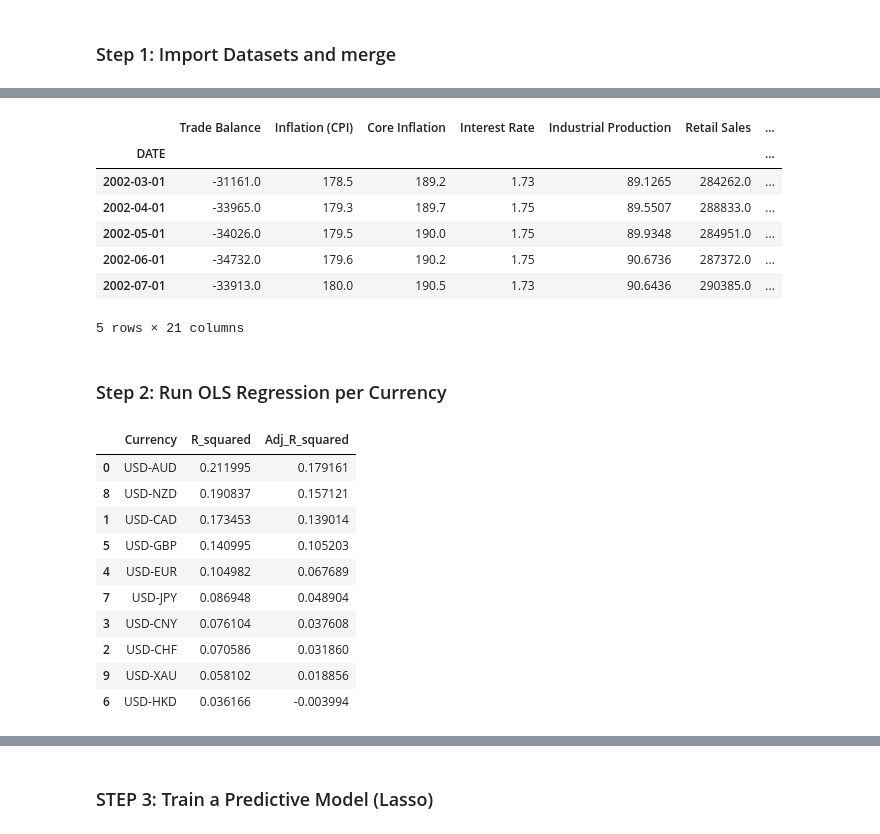
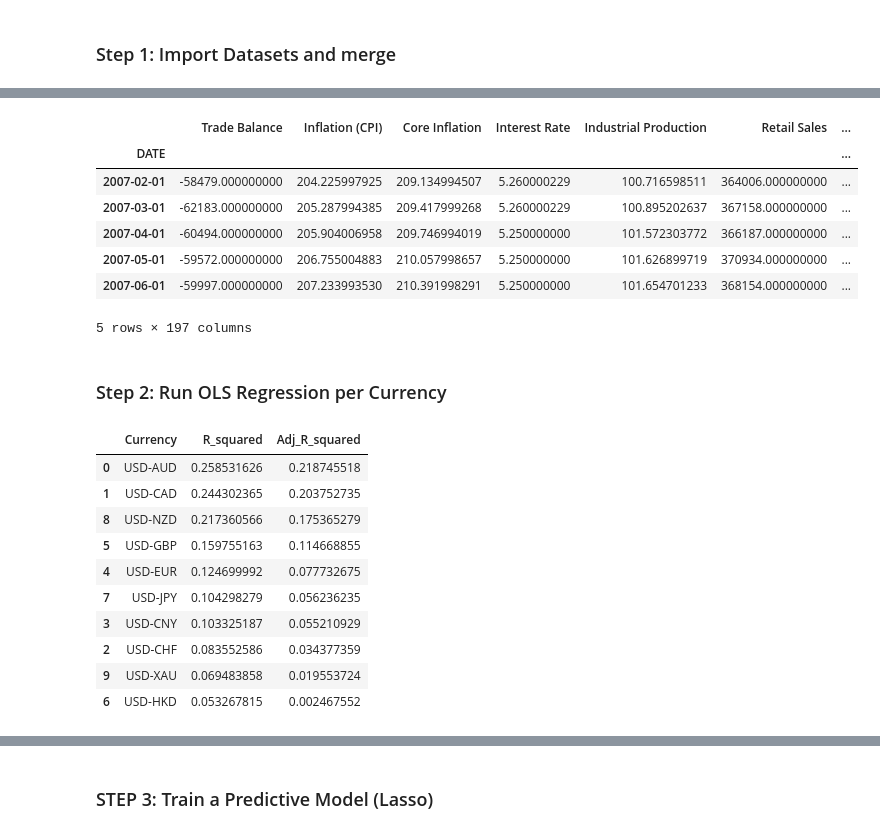
Before and after one commit to dhrunal13/TheReddestBulls, a Jupyter notebook: MLmodel.ipynb, the cells around one changed output, grey strips where cells are left out. Saved outputs shown, nothing was run; the diff lists cells and outputs as text; code cells hidden in the pictures.

```diff
--- a/MLmodel.ipynb
+++ b/MLmodel.ipynb
@@ -39,19 +39,58 @@ log_returns = log_returns.dropna()
 log_returns.columns = [col + " Return" for col in log_returns.columns]
 # %%
 # Align and merge macro with log returns on DATE
-full_df = pd.merge(macro, log_returns, left_index=True, right_index=True, how='inner')
+
+LAG_PERIODS   = (1, 2, 3, 4,5,12,24,60)
+ROLL_WINDOWS  = (3, 5, 7,10)
+
+
+def enrich_macro_safe(df: pd.DataFrame) -> pd.DataFrame:
+    """
+    Create lag & rolling features with NO look-ahead bias.
+    All features at time t use data ≤ t-1.
+    """
+    fea = df.copy()                        # t-level original values
+
+    # 1) Lags (t-p)
+    for p in LAG_PERIODS:
+        fea = pd.concat([fea,
+                         df.shift(p).add_suffix(f"_lag{p}")],
+                        axis=1)
+
+    # 2) Rolling statistics over past window (up to t-1)
+    for w in ROLL_WINDOWS:
+        roll_mean = (
+            df.rolling(w).mean()   # mean of [t-w+1 … t]
+              .shift(1)            # now window is [t-w … t-1]
+              .add_suffix(f"_rollmean{w}")
+        )
+        roll_std  = (
+            df.rolling(w).std()
+              .shift(1)
+              .add_suffix(f"_rollstd{w}")
+        )
+        fea = pd.concat([fea, roll_mean, roll_std], axis=1)
+
+    # memory-friendly & drop rows that have NaNs due to shifting
+    return fea.astype("float32").dropna()
+
+macro_fea = enrich_macro_safe(macro)                       # ← engineered features
+full_df   = pd.merge(macro_fea, log_returns,
+                     left_index=True, right_index=True,
+                     how="inner").dropna()
+
 # Drop rows with any missing data (can customize later)
 full_df = full_df.dropna()
 full_df.head()
 # %% [output]
 |  | Trade Balance | Inflation (CPI) | Core Inflation | Interest Rate | Industrial Production | Retail Sales | ... |
 | DATE |  |  |  |  |  |  | ... |
-| 2002-03-01 | -31161.0 | 178.5 | 189.2 | 1.73 | 89.1265 | 284262.0 | ... |
-| 2002-04-01 | -33965.0 | 179.3 | 189.7 | 1.75 | 89.5507 | 288833.0 | ... |
-| 2002-05-01 | -34026.0 | 179.5 | 190.0 | 1.75 | 89.9348 | 284951.0 | ... |
-| 2002-06-01 | -34732.0 | 179.6 | 190.2 | 1.75 | 90.6736 | 287372.0 | ... |
-| 2002-07-01 | -33913.0 | 180.0 | 190.5 | 1.73 | 90.6436 | 290385.0 | ... |
+| 2007-02-01 | -58479.000000000 | 204.225997925 | 209.134994507 | 5.260000229 | 100.716598511 | 364006.000000000 | ... |
+| 2007-03-01 | -62183.000000000 | 205.287994385 | 209.417999268 | 5.260000229 | 100.895202637 | 367158.000000000 | ... |
+| 2007-04-01 | -60494.000000000 | 205.904006958 | 209.746994019 | 5.250000000 | 101.572303772 | 366187.000000000 | ... |
+| 2007-05-01 | -59572.000000000 | 206.755004883 | 210.057998657 | 5.250000000 | 101.626899719 | 370934.000000000 | ... |
+| 2007-06-01 | -59997.000000000 | 207.233993530 | 210.391998291 | 5.250000000 | 101.654701233 | 368154.000000000 | ... |
-5 rows × 21 columns
+5 rows × 197 columns
 # %% [markdown]
 ### Step 2: Run OLS Regression per Currency
 # %%
@@ -95,16 +134,16 @@ summary.sort_values("R_squared", ascending=False, inplace=True)
 summary.head(10)
 # %% [output]
 |  | Currency | R_squared | Adj_R_squared |
-| 0 | USD-AUD | 0.211995 | 0.179161 |
-| 8 | USD-NZD | 0.190837 | 0.157121 |
-| 1 | USD-CAD | 0.173453 | 0.139014 |
-| 5 | USD-GBP | 0.140995 | 0.105203 |
-| 4 | USD-EUR | 0.104982 | 0.067689 |
-| 7 | USD-JPY | 0.086948 | 0.048904 |
-| 3 | USD-CNY | 0.076104 | 0.037608 |
-| 2 | USD-CHF | 0.070586 | 0.031860 |
-| 9 | USD-XAU | 0.058102 | 0.018856 |
-| 6 | USD-HKD | 0.036166 | -0.003994 |
+| 0 | USD-AUD | 0.258531626 | 0.218745518 |
+| 1 | USD-CAD | 0.244302365 | 0.203752735 |
+| 8 | USD-NZD | 0.217360566 | 0.175365279 |
+| 5 | USD-GBP | 0.159755163 | 0.114668855 |
+| 4 | USD-EUR | 0.124699992 | 0.077732675 |
+| 7 | USD-JPY | 0.104298279 | 0.056236235 |
+| 3 | USD-CNY | 0.103325187 | 0.055210929 |
+| 2 | USD-CHF | 0.083552586 | 0.034377359 |
+| 9 | USD-XAU | 0.069483858 | 0.019553724 |
+| 6 | USD-HKD | 0.053267815 | 0.002467552 |
 # %%
 # Create a DataFrame with currencies as rows and macro variables as columns
 coeff_matrix = pd.DataFrame()
```
Also changed, not shown: parts of 8 cells of this notebook.
